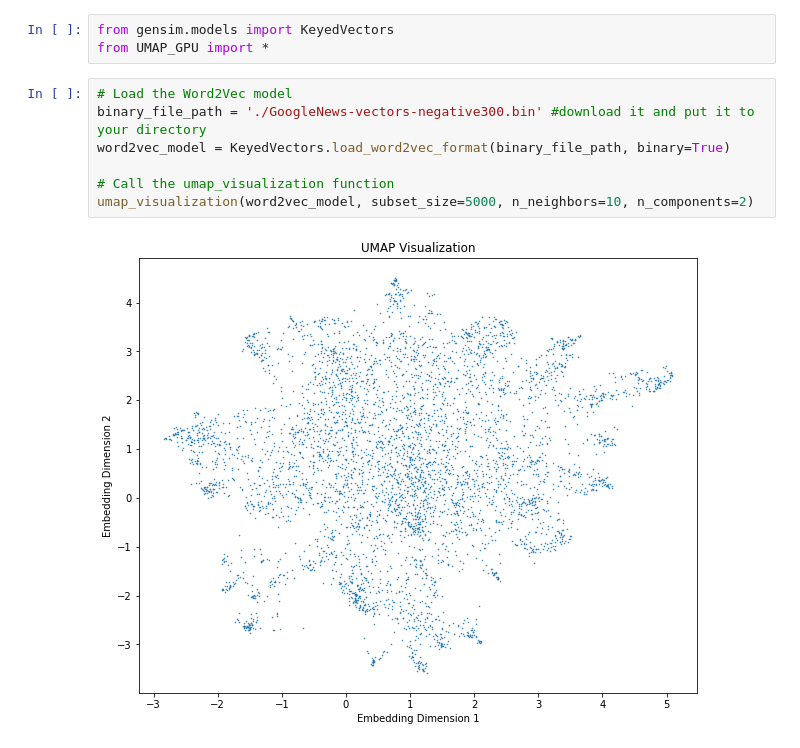
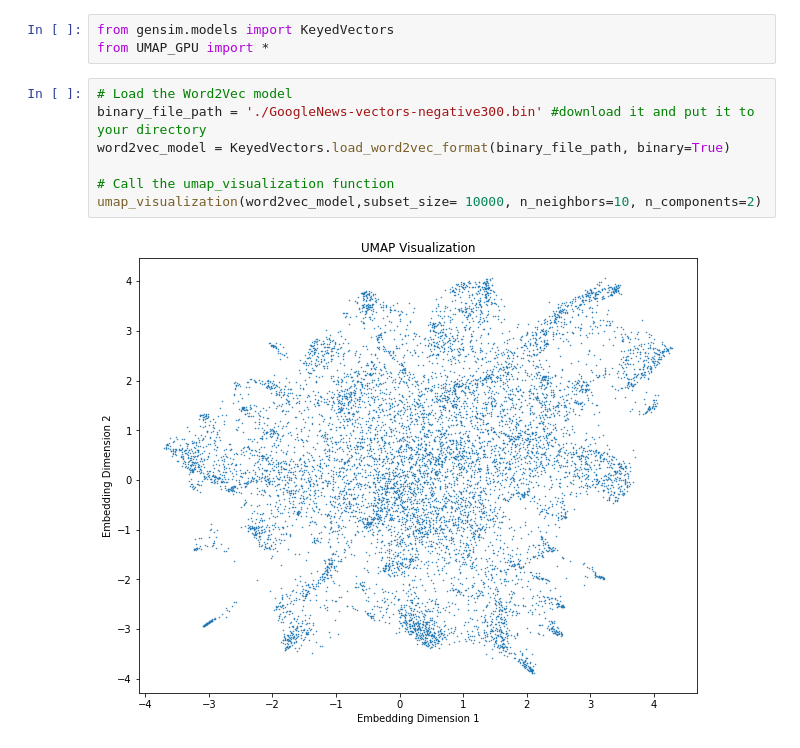
Before and after one commit to mymermer/MLCMS, a Jupyter notebook: Project/test_UMAP_GPU.ipynb, the cells around one changed output. Cells and saved outputs as stored; diff of their text form.

```diff
--- a/Project/test_UMAP_GPU.ipynb
+++ b/Project/test_UMAP_GPU.ipynb
@@ -4,9 +4,9 @@ from UMAP_GPU import *
 # %%
 # Load the Word2Vec model
 binary_file_path = './GoogleNews-vectors-negative300.bin' #download it and put it to your directory
 word2vec_model = KeyedVectors.load_word2vec_format(binary_file_path, binary=True)
 
 # Call the umap_visualization function
-umap_visualization(word2vec_model, subset_size=5000, n_neighbors=10, n_components=2)
+umap_visualization(word2vec_model,subset_size= 10000, n_neighbors=10, n_components=2)
 # %% [output]
-[figure, old version]
+[figure, new version]
```
Also changed, not shown: 1 other file.
